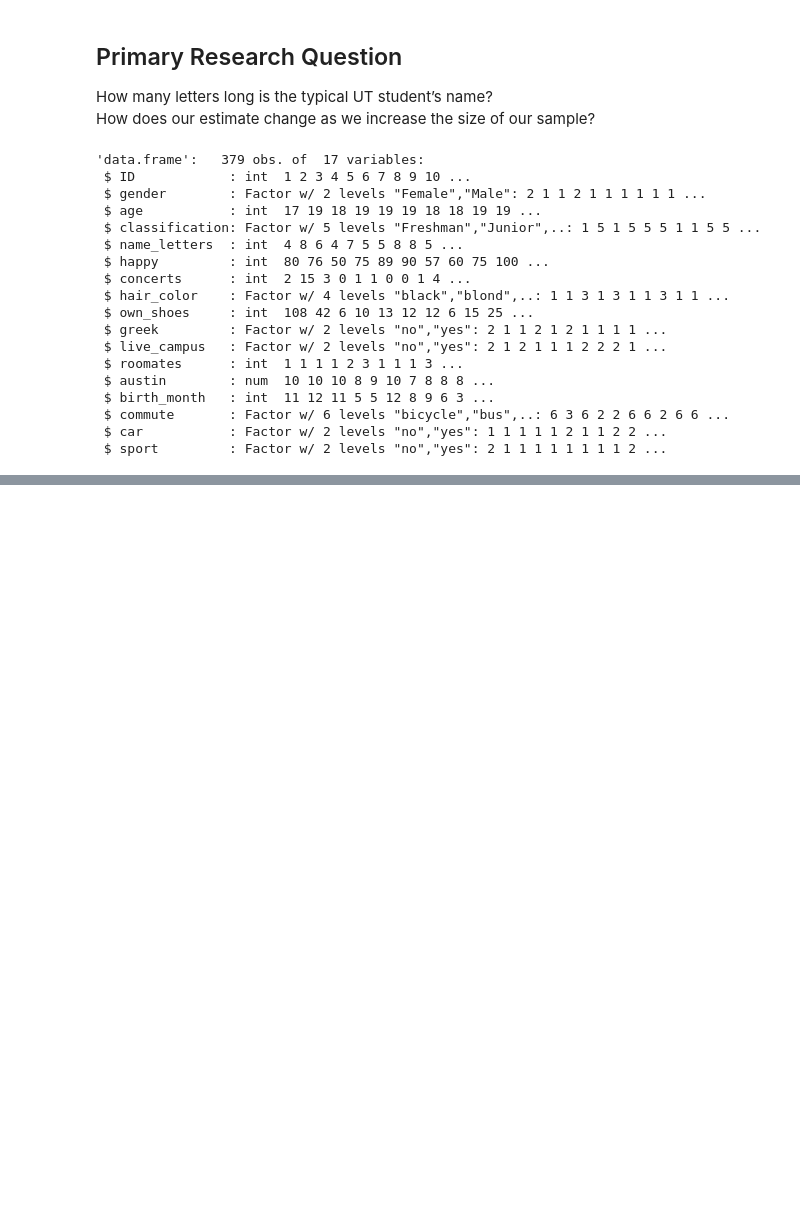
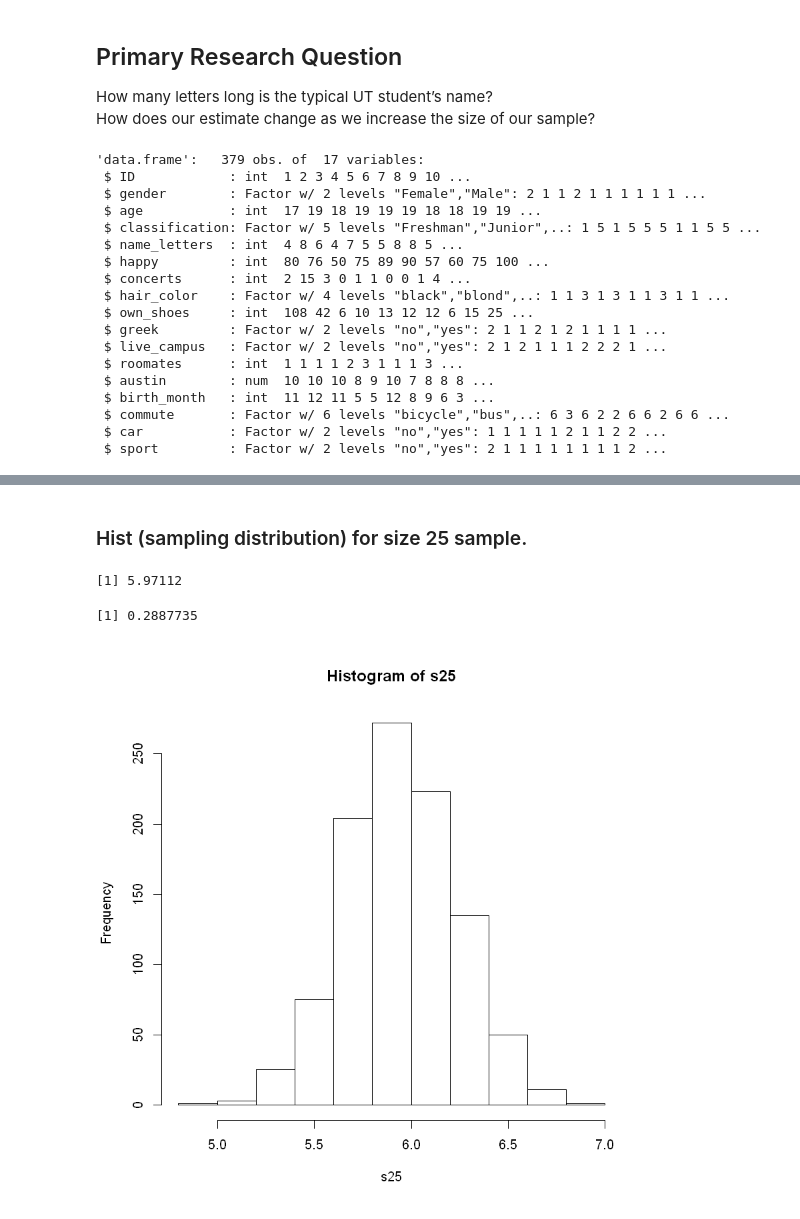
Before and after one commit to sharifahmad2061/foundations-of-data-analysis-part-2, a Jupyter notebook: week-01/pre-lab/notebook.ipynb, the cells around one changed output, grey strips where cells are left out. Drawn from its saved outputs; the diff is of its cells as text; code cells hidden in the pictures; blank space fills up the shorter version.

```diff
--- a/week-01/pre-lab/notebook.ipynb
+++ b/week-01/pre-lab/notebook.ipynb
@@ -31,0 +117,11 @@ str(survey)
+# %% [markdown]
+### Hist (sampling distribution) for size 25 sample.
+# %%
+s25 <- n_sample(1000,25)
+hist(s25)
+mean(s25)
+sd(s25)
+# %% [output]
+[1] 5.97112
+[1] 0.2887735
+[figure, added]
```
Also changed, not shown: parts of 18 cells of this notebook, 1 other file.
